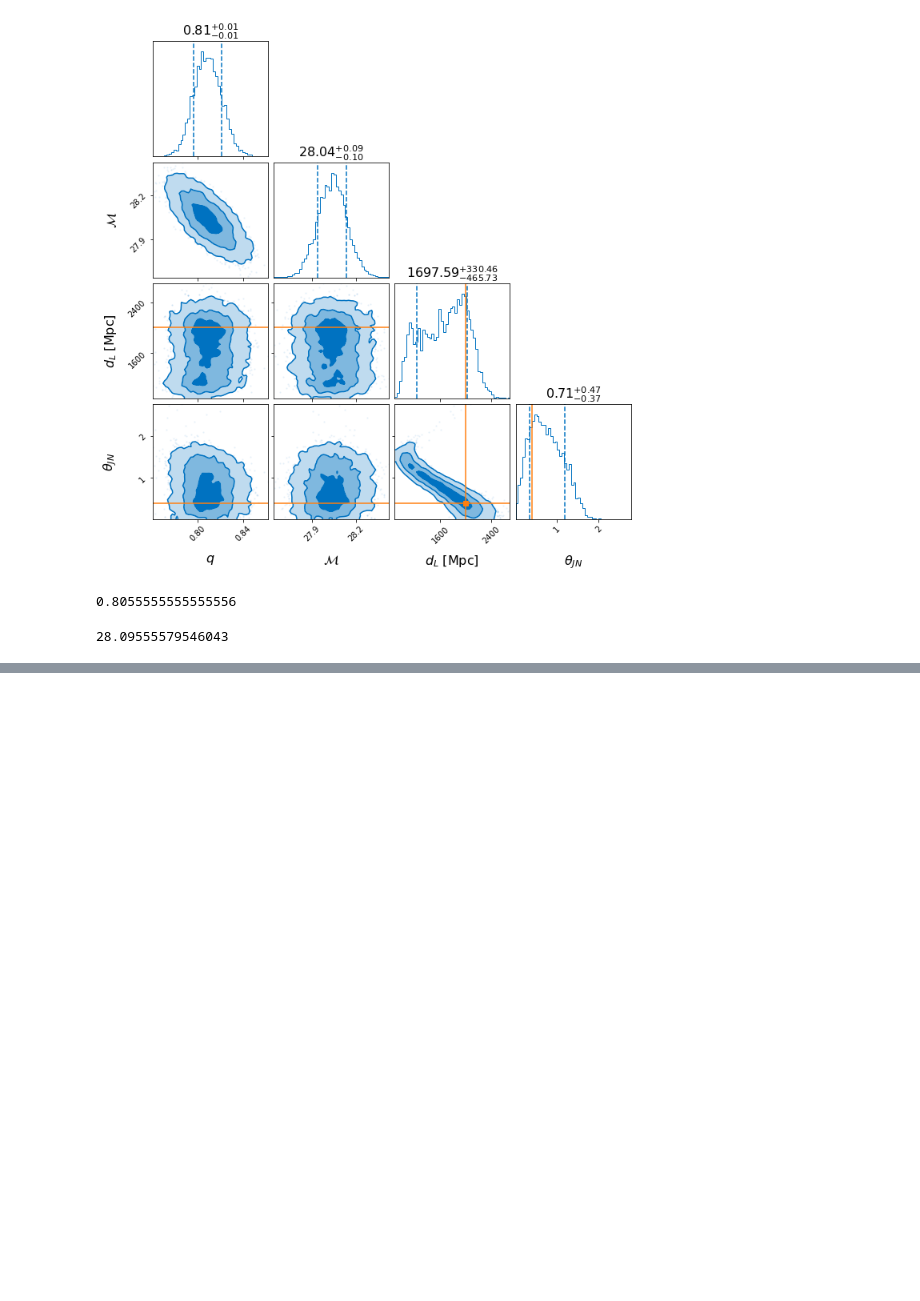
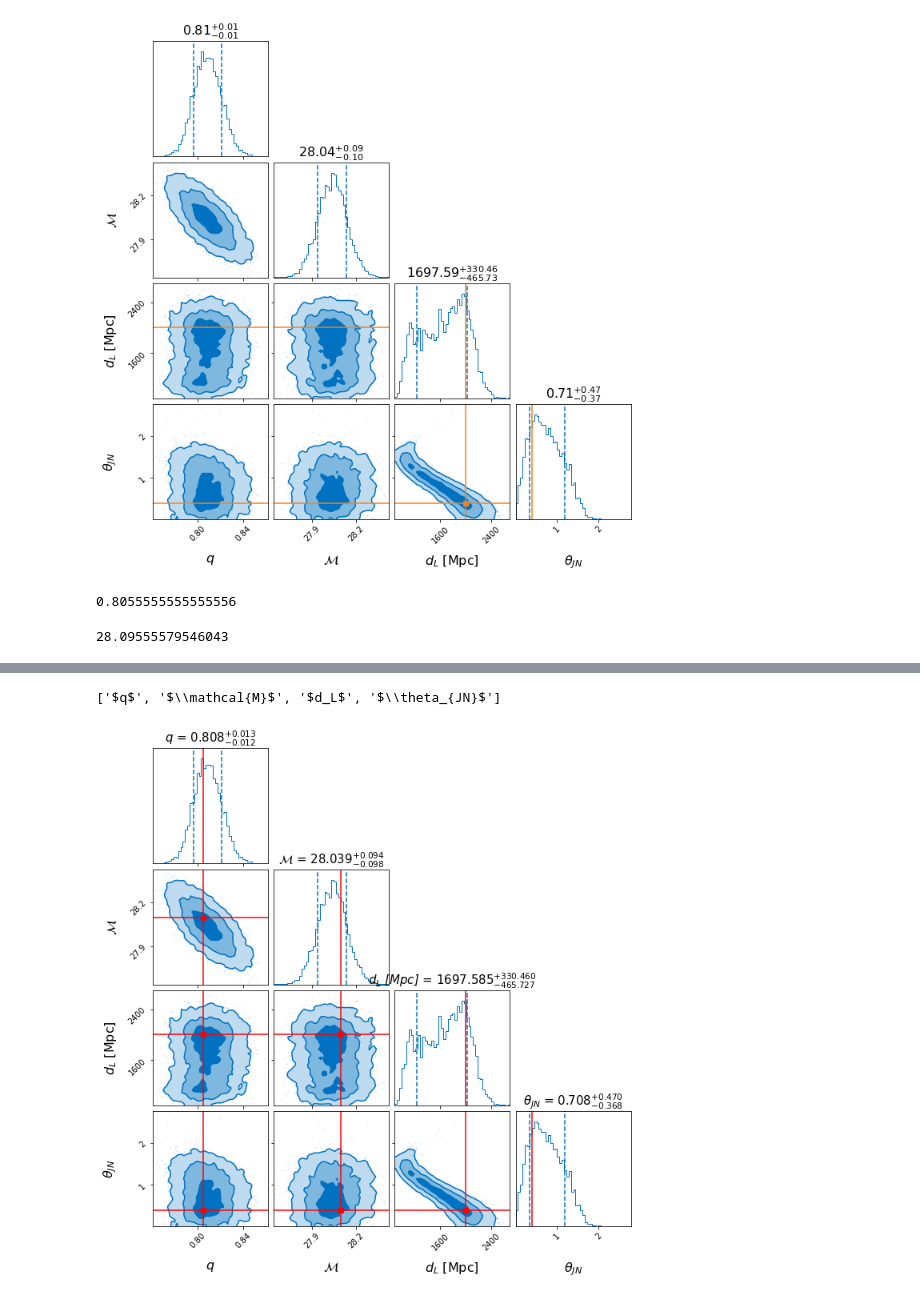
Before and after one commit to adhknaresh/gw_pe, a Jupyter notebook: fast_tutorial.ipynb, the cells around one changed output, grey strips where cells are left out. Drawn from its saved outputs; the diff is of its cells as text; code cells hidden in the pictures; blank space fills up the shorter version.

Commit message:
Added few lines with pe output and showed true values

```diff
--- a/fast_tutorial.ipynb
+++ b/fast_tutorial.ipynb
@@ -187,3 +187,7 @@ def chirp_mass(m1,m2):
 chirp_mass(36.0,29.0)
 # %% [output]
 28.09555579546043
+# %%
+path = '/Users/naresh/Documents/gw_pe/outdir/injection_result/'
+# %%
+output_pe = bilby.result.read_in_result(filename = path + 'bbh_injection_result.json')
@@ -189,0 +219,14 @@ chirp_mass(36.0,29.0)
+# %%
+
+output_pe.parameter_labels
+# %% [output]
+['$q$', '$\\mathcal{M}$', '$d_L$', '$\\theta_{JN}$']
+# %%
+true_value = {"mass_ratio" : 0.805, "chirp_mass" : 28.095, "luminosity_distance" : 2000.0 ,
+                  "theta_jn" : 0.4}
+# %%
+output_pe.plot_corner(true_value, show_titles=True,
+    title_fmt=".3f",
+    title_kwargs=dict(fontstyle = 'oblique',fontsize=15), truth_color = 'r')
+# %% [output]
+[figure, added]
```
Also changed, not shown: parts of 2 cells of this notebook.
